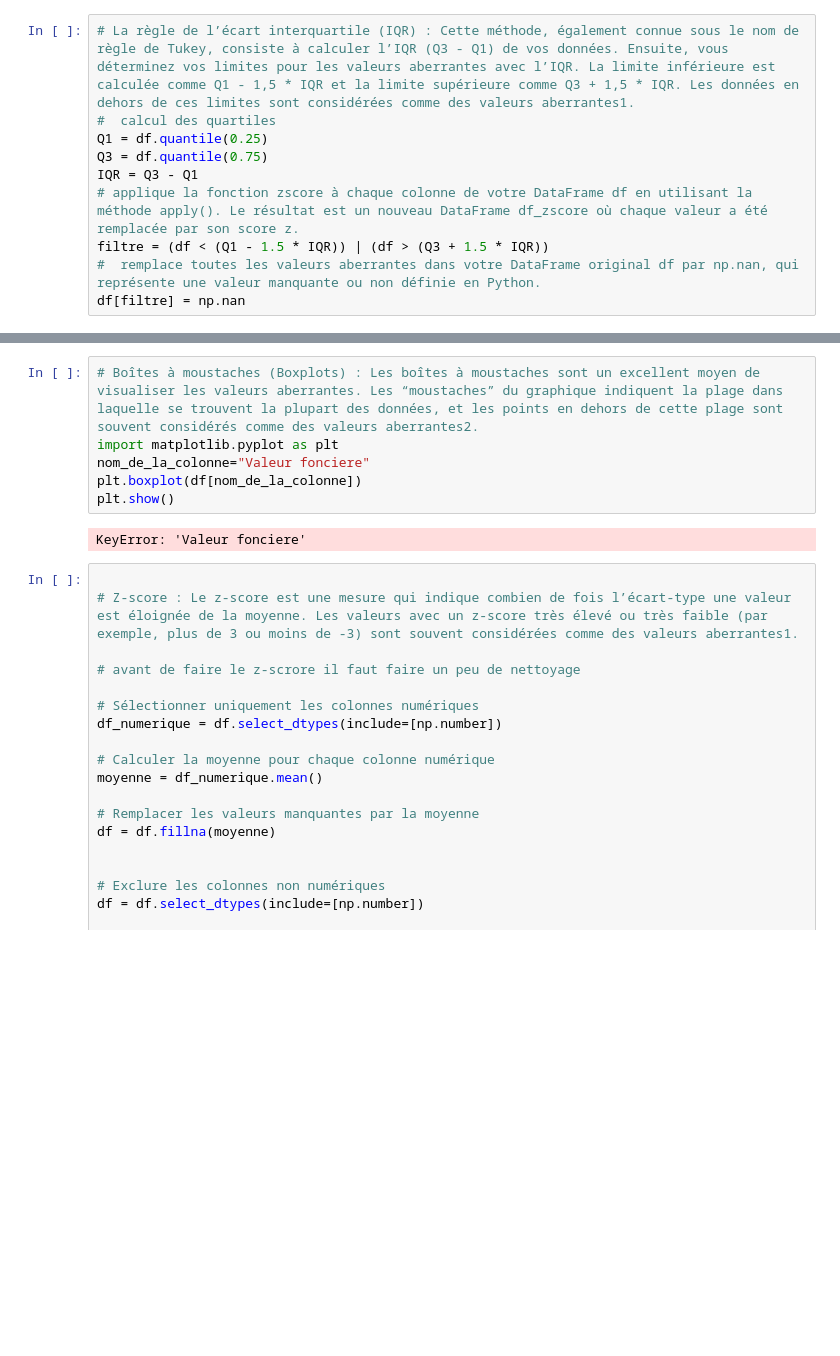
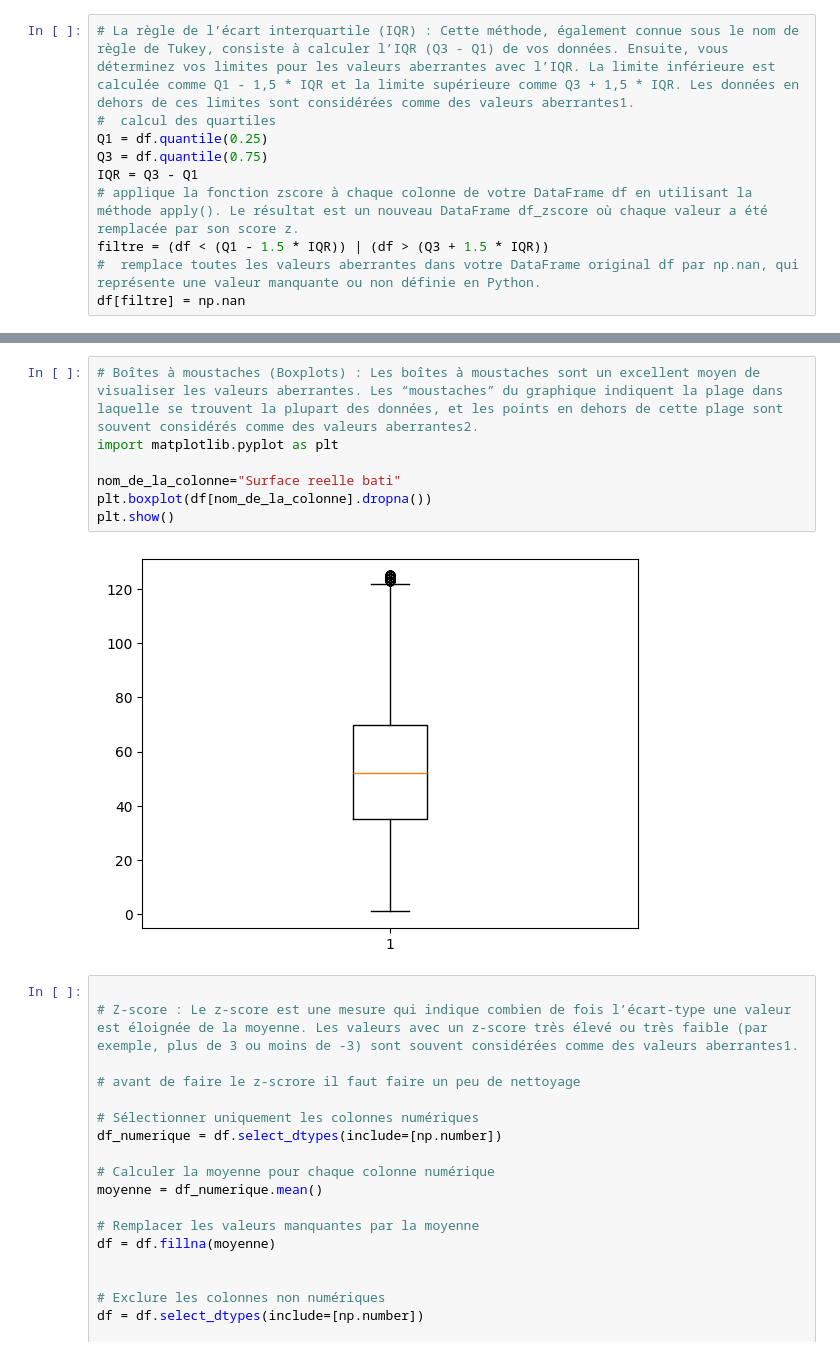
Before and after one commit to bigmoletos/WildCodeSchool_formation_IA_nov2023, a Jupyter notebook: quêtes/Semaine3/live_coding/traitement_data_immo.ipynb, the cells around one changed output, grey strips where cells are left out. Saved outputs shown, nothing was run; the diff lists cells and outputs as text; blank space fills up the shorter version.

Commit message:
ajout dropna() pour boxplot

```diff
--- a/quêtes/Semaine3/live_coding/traitement_data_immo.ipynb
+++ b/quêtes/Semaine3/live_coding/traitement_data_immo.ipynb
@@ -125,11 +156,12 @@ df[filtre] = np.nan
 # %%
 # Boîtes à moustaches (Boxplots) : Les boîtes à moustaches sont un excellent moyen de visualiser les valeurs aberrantes. Les “moustaches” du graphique indiquent la plage dans laquelle se trouvent la plupart des données, et les points en dehors de cette plage sont souvent considérés comme des valeurs aberrantes2.
 import matplotlib.pyplot as plt
-nom_de_la_colonne="Valeur fonciere"
-plt.boxplot(df[nom_de_la_colonne])
+
+nom_de_la_colonne="Surface reelle bati"
+plt.boxplot(df[nom_de_la_colonne].dropna())
 plt.show()
 # %% [output]
-KeyError: 'Valeur fonciere'
+[figure, added]
 # %%
 
 # Z-score : Le z-score est une mesure qui indique combien de fois l’écart-type une valeur est éloignée de la moyenne. Les valeurs avec un z-score très élevé ou très faible (par exemple, plus de 3 ou moins de -3) sont souvent considérées comme des valeurs aberrantes1.
```
Also changed, not shown: parts of 6 cells of this notebook.
